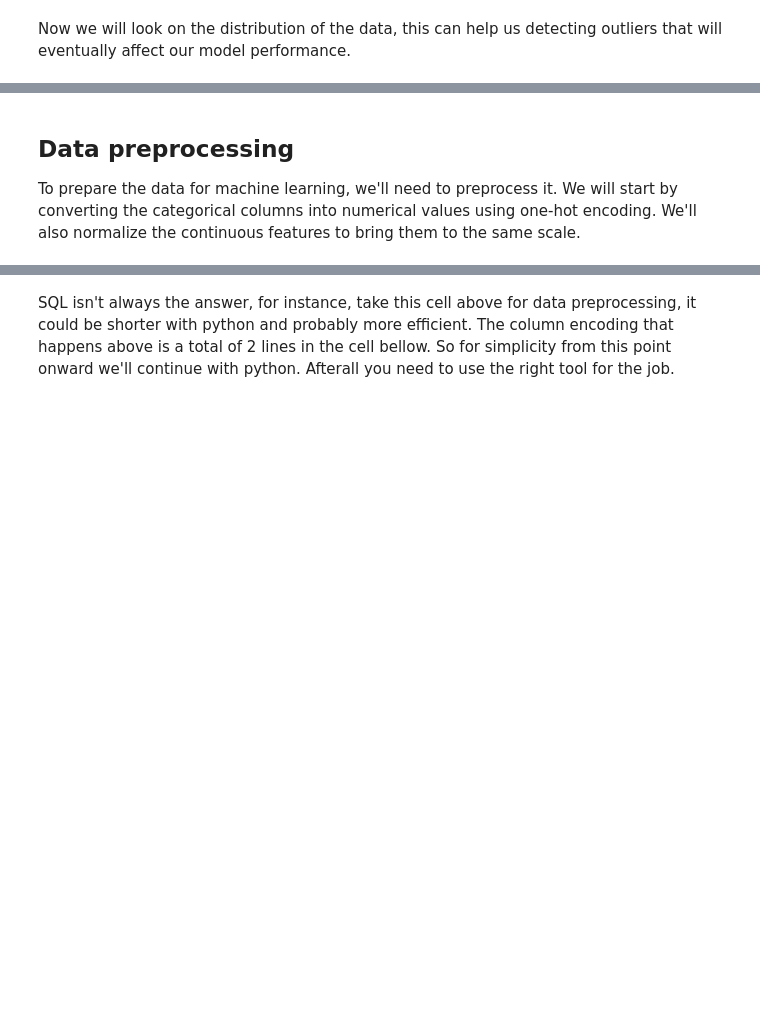
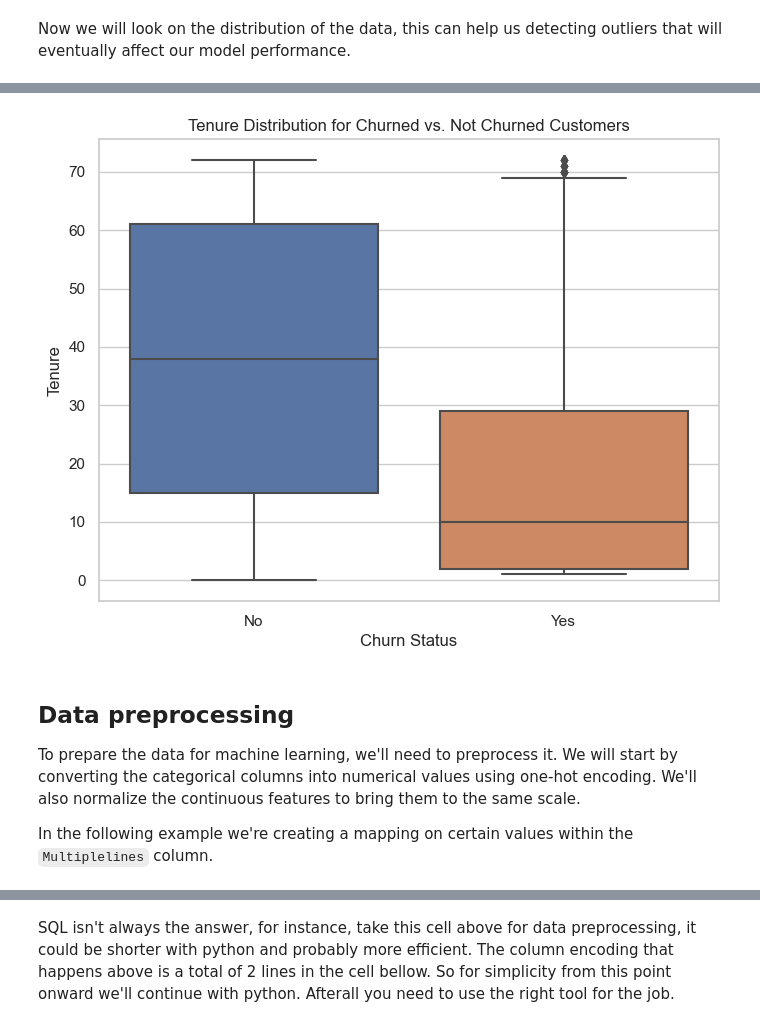
Before and after one commit to idomic/ploomber_odsc_east_2023, a Jupyter notebook: odsc.ipynb, the cells around one changed output, grey strips where cells are left out. Cells and saved outputs as stored; diff of their text form; code cells hidden in the pictures; blank space fills up the shorter version.

```diff
--- a/odsc.ipynb
+++ b/odsc.ipynb
@@ -332,6 +425,23 @@ Now we will look on the distribution of the data, this can help us detecting out
+# %%
+# Set the plot style
+sns.set(style='whitegrid')
+
+# Create a boxplot of tenure for churned and not churned customers
+plt.figure(figsize=(8, 6))
+sns.boxplot(x='Churn', y='tenure', data=data)
+plt.xlabel('Churn Status')
+plt.ylabel('Tenure')
+plt.title('Tenure Distribution for Churned vs. Not Churned Customers')
+
+# Display the plot
+plt.show()
+# %% [output]
+[figure, added]
 # %% [markdown]
 ## Data preprocessing
 To prepare the data for machine learning, we'll need to preprocess it. We will start by converting the categorical columns into numerical values using one-hot encoding. We'll also normalize the continuous features to bring them to the same scale.
+
+In the following example we're creating a mapping on certain values within the `Multiplelines` column.
 # %%
 %%sql
 CREATE TABLE customer_churn_encoded AS
```
Also changed, not shown: parts of 52 cells of this notebook, 2 other files.
